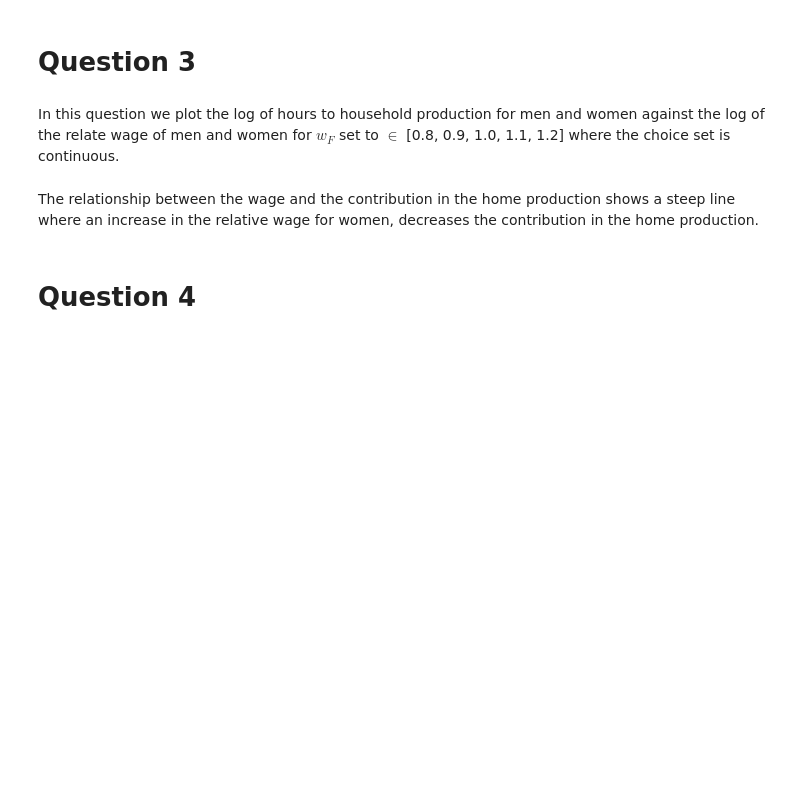
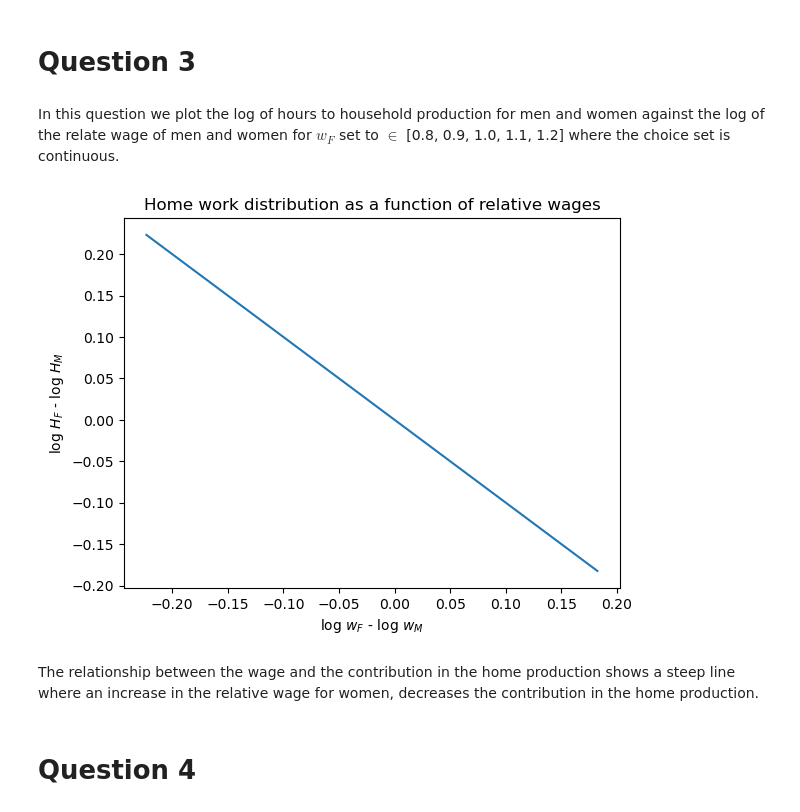
Before and after one commit to NumEconCopenhagen/projects-2023-jps, a Jupyter notebook: inauguralproject/inauguralproject.ipynb, the cells around one changed output. Cells and saved outputs as stored; diff of their text form; code cells hidden in the pictures; blank space fills up the shorter version.

```diff
--- a/inauguralproject/inauguralproject.ipynb
+++ b/inauguralproject/inauguralproject.ipynb
@@ -102,26 +105,29 @@ In this question we plot the log of hours to household production for men and wo
 # %%
 model.par.alpha = 0.5
 model.par.sigma = 1
 wF_values = [0.8, 0.9, 1.0, 1.1, 1.2]
 res_HFHM_c = np.empty(5)
 res_wFwM_c = np.empty(5)
 
 
 #Continuous solving:
 for i, wF in enumerate(model.par.wF_vec):
     model.par.wF = wF
     opt = model.solve()
     #Saving results
     res_HFHM_c[i] = np.log(opt.HF/opt.HM)
     res_wFwM_c[i] = np.log(model.par.wF/model.par.wM)
 
 #Plotting
 fig = plt.figure()
 ax = fig.add_subplot(1,1,1)
+ax.set_title('Home work distribution as a function of relative wages')
 ax.plot(res_wFwM_c, res_HFHM_c)
 ax.set_xlabel("log $w_F$ - log $w_M$")
 ax.set_ylabel("log $H_F$ - log $H_M$")
 plt.show()
+# %% [output]
+[figure, added]
 # %% [markdown]
 The relationship between the wage and the contribution in the home production shows a steep line where an increase in the relative wage for women, decreases the contribution in the home production.
 # %% [markdown]
```
Also changed, not shown: parts of 3 cells of this notebook.
